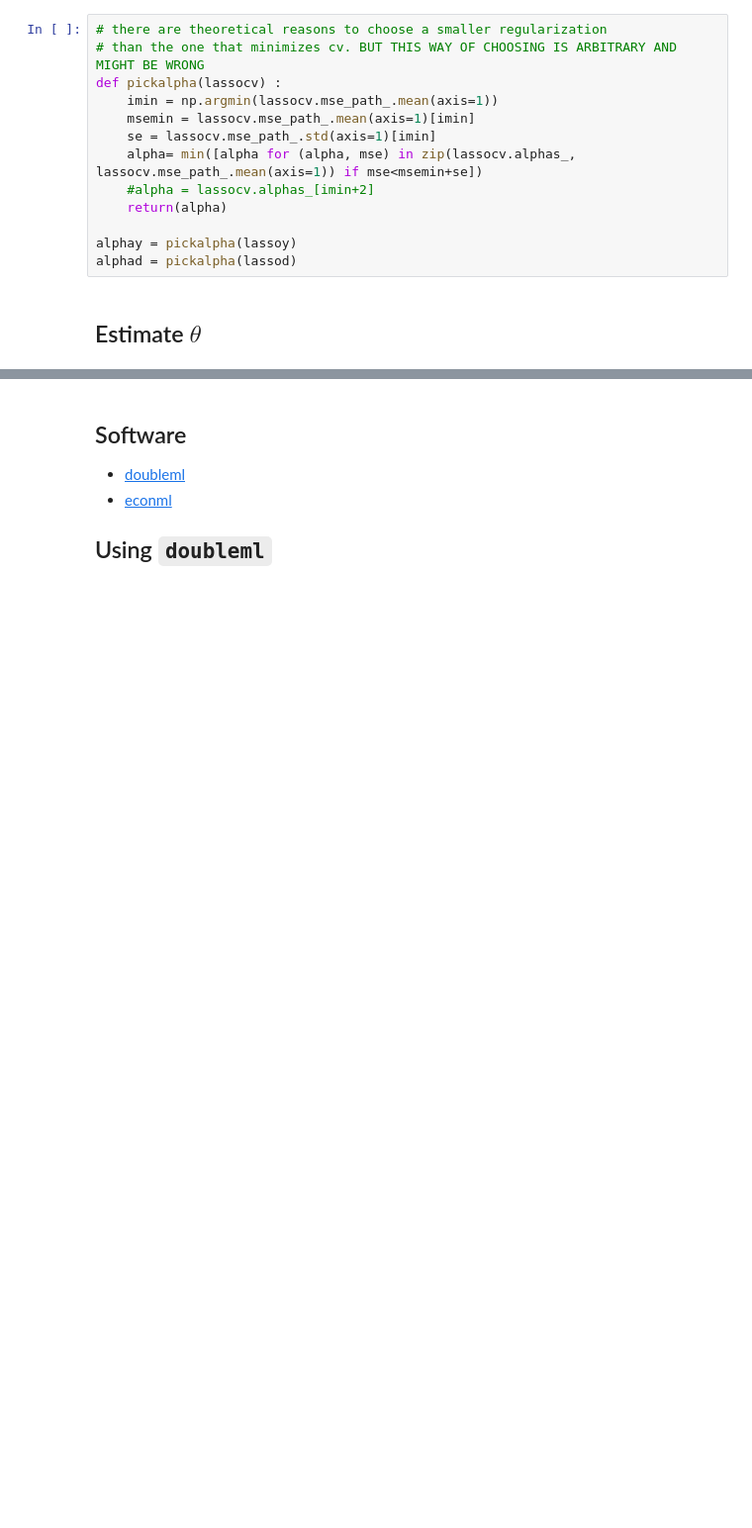
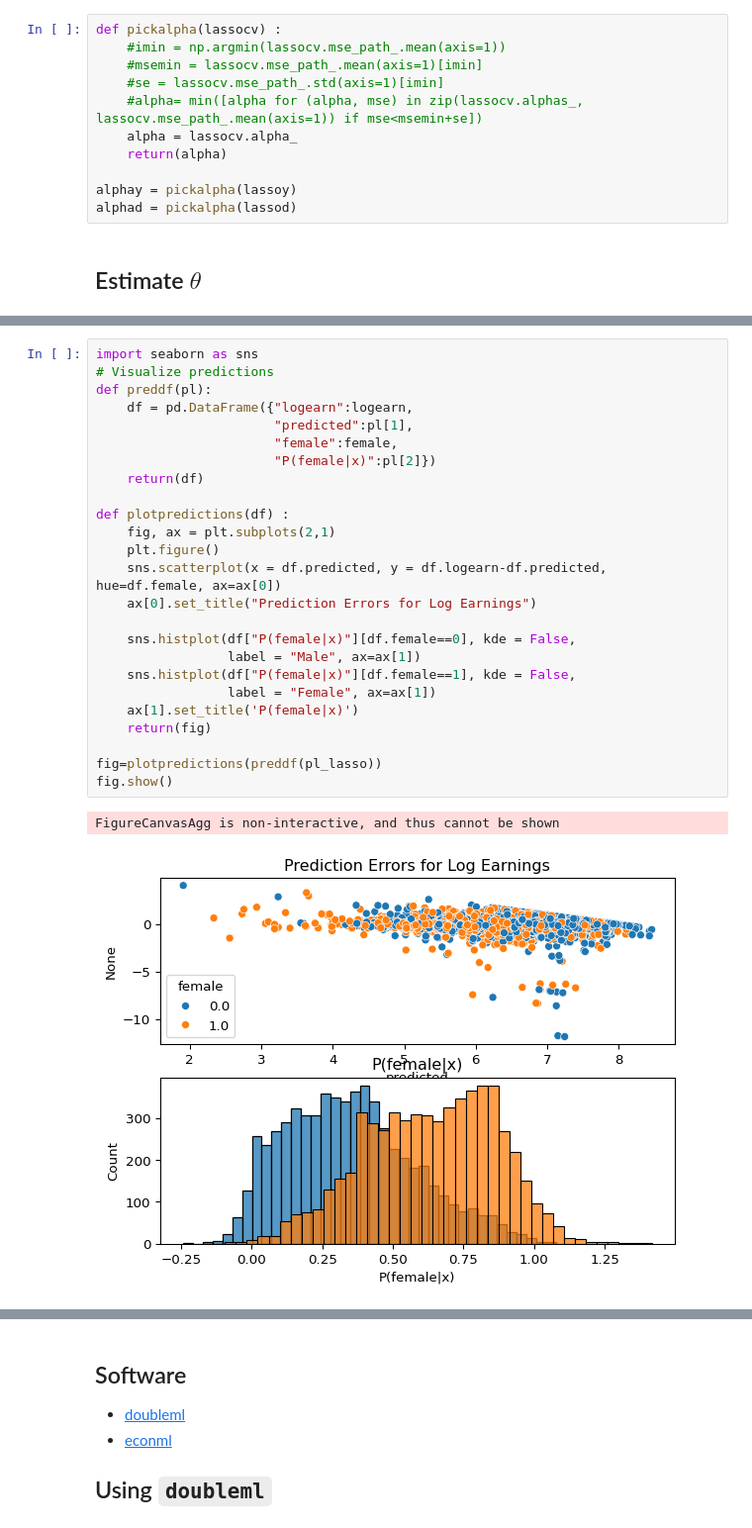
Before and after one commit to ubcecon/ECON526, a Jupyter notebook: paul/doubleml.ipynb, the cells around one changed output, grey strips where cells are left out. Shown at 99% size. Saved outputs shown, nothing was run; the diff lists cells and outputs as text; blank space fills up the shorter version.

```diff
--- a/paul/doubleml.ipynb
+++ b/paul/doubleml.ipynb
@@ -516,14 +506,12 @@ FigureCanvasAgg is non-interactive, and thus cannot be shown
 # %% [markdown]
 ## Estimating $\eta$
 # %%
-# there are theoretical reasons to choose a smaller regularization
-# than the one that minimizes cv. BUT THIS WAY OF CHOOSING IS ARBITRARY AND MIGHT BE WRONG
 def pickalpha(lassocv) :
-    imin = np.argmin(lassocv.mse_path_.mean(axis=1))
-    msemin = lassocv.mse_path_.mean(axis=1)[imin]
-    se = lassocv.mse_path_.std(axis=1)[imin]
-    alpha= min([alpha for (alpha, mse) in zip(lassocv.alphas_, lassocv.mse_path_.mean(axis=1)) if mse<msemin+se])
-    #alpha = lassocv.alphas_[imin+2]
+    #imin = np.argmin(lassocv.mse_path_.mean(axis=1))
+    #msemin = lassocv.mse_path_.mean(axis=1)[imin]
+    #se = lassocv.mse_path_.std(axis=1)[imin]
+    #alpha= min([alpha for (alpha, mse) in zip(lassocv.alphas_, lassocv.mse_path_.mean(axis=1)) if mse<msemin+se])
+    alpha = lassocv.alpha_
     return(alpha)
 
 alphay = pickalpha(lassoy)
@@ -548,0 +532,28 @@ Notes:
+# %%
+import seaborn as sns
+# Visualize predictions
+def preddf(pl):
+    df = pd.DataFrame({"logearn":logearn,
+                       "predicted":pl[1],
+                       "female":female,
+                       "P(female|x)":pl[2]})
+    return(df)
+
+def plotpredictions(df) :
+    fig, ax = plt.subplots(2,1)
+    plt.figure()
+    sns.scatterplot(x = df.predicted, y = df.logearn-df.predicted, hue=df.female, ax=ax[0])
+    ax[0].set_title("Prediction Errors for Log Earnings")
+
+    sns.histplot(df["P(female|x)"][df.female==0], kde = False,
+                 label = "Male", ax=ax[1])
+    sns.histplot(df["P(female|x)"][df.female==1], kde = False,
+                 label = "Female", ax=ax[1])
+    ax[1].set_title('P(female|x)')
+    return(fig)
+
+fig=plotpredictions(preddf(pl_lasso))
+fig.show()
+# %% [output]
+FigureCanvasAgg is non-interactive, and thus cannot be shown
+[figure, added]
```
Also changed, not shown: parts of 12 cells of this notebook, 8 other files.
